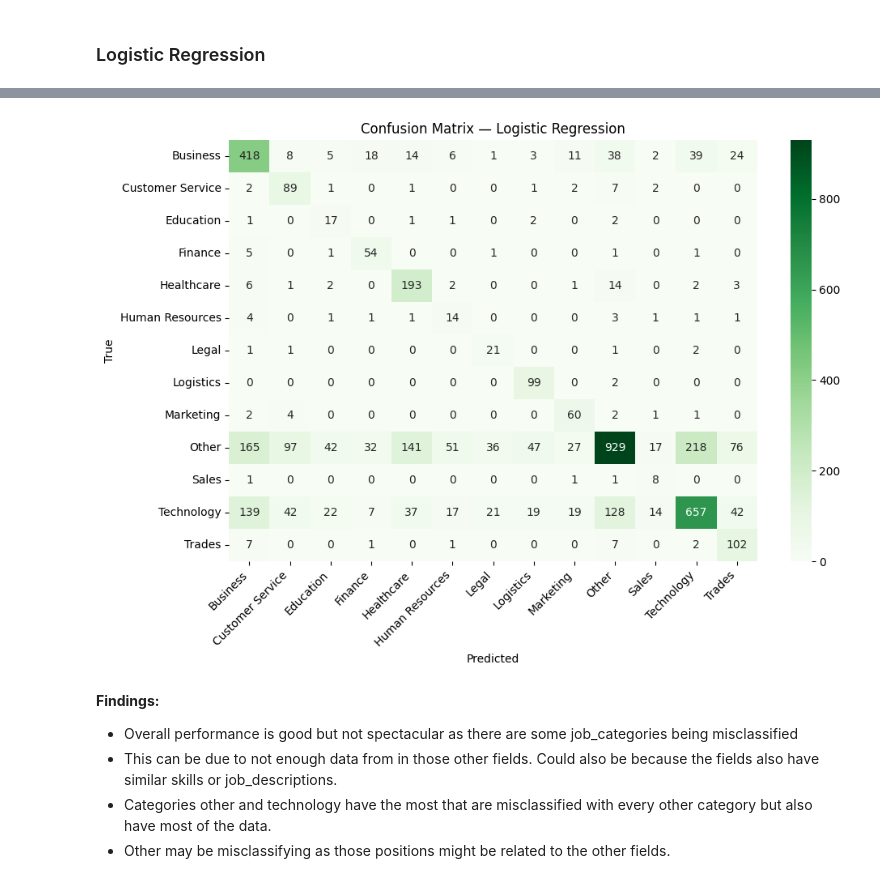
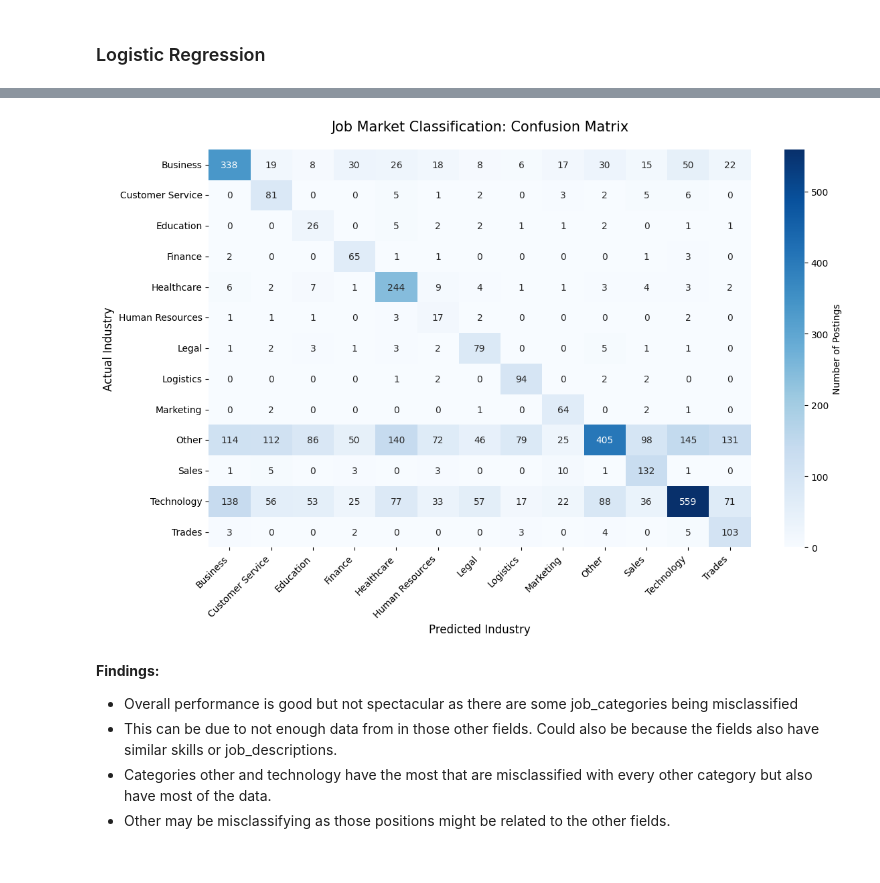
Before and after one commit to PTucc327/Job_Market_Analysis, a Jupyter notebook: job_market_analysis.ipynb, the cells around one changed output, grey strips where cells are left out. Cells and saved outputs as stored; diff of their text form; code cells hidden in the pictures.

Commit message:
feat: implement Data-Centric AI pipeline with Neural Embeddings and LLM auditing

```diff
--- a/job_market_analysis.ipynb
+++ b/job_market_analysis.ipynb
@@ -91,7 +81,7 @@ Goals for this section:
 3. Inspect distributions for title frequency, location, and salary (where available).
 # %%
 # Load data
-df = pd.read_csv("monster_com-job_sample.csv", parse_dates=["date_added"], engine='python')
+df = pd.read_csv("monster_com-job_sample.csv", parse_dates=["date_added"], on_bad_lines='skip')
 
 # View first 10 rows
 print(f"Dataset contains {df.shape[0]} rows and {df.shape[1]} columns.\n")
@@ -876,3 +993,11 @@ np.random.seed(RANDOM_STATE)
 Necessary Imports to create various models such as RandomForest, XGBoost, and LogisticRegression as well as encoding the data
 # %% [markdown]
 For this modeling section, the target feature will be job_category and the features used to predict this will be features that are not mostly empty as mentioned above when discussing the null/missing values.
+# %%
+from sentence_transformers import SentenceTransformer
+model = SentenceTransformer('all-MiniLM-L6-v2')
+descriptions = df['job_description'].fillna("None").tolist()
+print("Generating embeddings... this is the 'Deep Learning' way to handle text!")
+embeddings = model.encode(descriptions, show_progress_bar=True)
+embedding_df = pd.DataFrame(embeddings)
+embedding_df.columns = [f'emb_{i}' for i in range(embedding_df.shape[1])]
@@ -880,11 +1007,11 @@ For this modeling section, the target feature will be job_category and the featu
 RANDOM_STATE = 42
 
 # 1) Split (use raw text column name 'job_description' or adapt)
-X_text = df['job_description'].fillna('')   # adjust column name
+#X_text = df['job_description'].fillna('')   # adjust column name
 y = df['job_category']                   # adjust label column name
 
 from sklearn.model_selection import train_test_split
 X_train_text, X_test_text, y_train, y_test = train_test_split(
-    X_text, y, test_size=0.2, stratify=y, random_state=RANDOM_STATE
+    embedding_df, y, test_size=0.2, stratify=y, random_state=RANDOM_STATE
 )
 # %%
@@ -928,9 +1048,9 @@ log_reg_clf = LogisticRegression(
 )
 # %%
 #Fitting training data (resampled) and predicting test data (processed)
-log_reg_clf.fit(X_train_tfidf, y_train_encoded)
-y_pred = log_reg_clf.predict(X_test_tfidf)
-y_pred = label_encoder.inverse_transform(y_pred)
+log_reg_clf.fit(X_train_text, y_train)
+y_pred = log_reg_clf.predict(X_test_text)
+#y_pred = label_encoder.inverse_transform(y_pred)
 # %%
 #Print metrics on model performance
 print("Classification Report:")
@@ -959,14 +1105,36 @@ Customer Service      0.368     0.848     0.513       105
 # %%
-cm_lr = confusion_matrix(y_test, y_pred, labels=label_encoder.classes_)
-plt.figure(figsize=(10,7))
-sns.heatmap(cm_lr, annot=True, fmt="d", cmap="Greens",
-            xticklabels=label_encoder.classes_, yticklabels=label_encoder.classes_)
-plt.title("Confusion Matrix — Logistic Regression")
-plt.xlabel("Predicted"); plt.ylabel("True")
-plt.xticks(rotation=45, ha="right"); plt.yticks(rotation=0)
-plt.tight_layout(); plt.show()
+cmlr = confusion_matrix(y_test, y_pred)
+
+# 2. Get the unique category names (labels)
+# It's important they are in the same order as the matrix
+labels = sorted(y_test.unique())
+
+# 3. Set up the figure size - Make it wide enough to read!
+plt.figure(figsize=(12, 8))
+
+# 4. Create the heatmap
+sns.heatmap(
+    cmlr,
+    annot=True,               # Put the numbers in the boxes
+    fmt='d',                  # Use integers instead of scientific notation
+    cmap='Blues',             # High contrast color scheme
+    xticklabels=labels,
+    yticklabels=labels,
+    cbar_kws={'label': 'Number of Postings'}
+)
+
+# 5. Fix the labels (The most important part for readability!)
+plt.xticks(rotation=45, ha='right', fontsize=10)
+plt.yticks(rotation=0, fontsize=10)
+
+plt.title('Job Market Classification: Confusion Matrix', fontsize=15, pad=20)
+plt.xlabel('Predicted Industry', fontsize=12)
+plt.ylabel('Actual Industry', fontsize=12)
+
+plt.tight_layout() # Ensures labels aren't cut off
+plt.show()
 # %% [output]
-[figure, old version]
+[figure, new version]
 # %% [markdown]
 **Findings:**
 - Overall performance is good but not spectacular as there are some job_categories being misclassified
```
Also changed, not shown: parts of 43 cells of this notebook, 5 other files.
